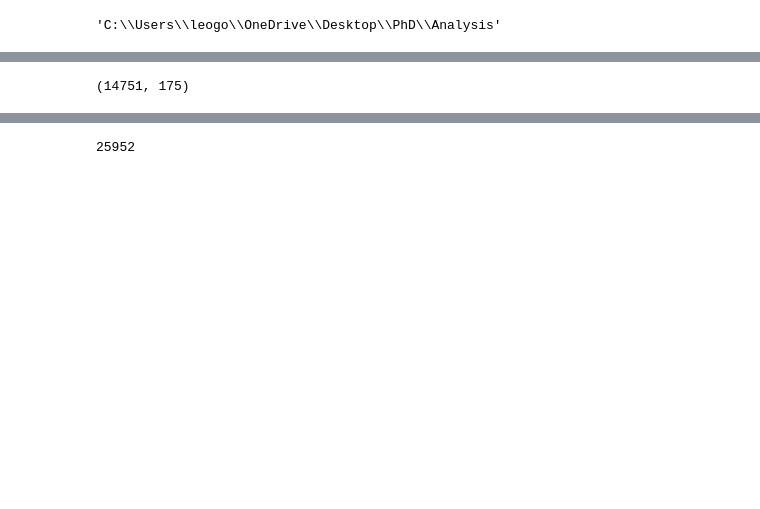
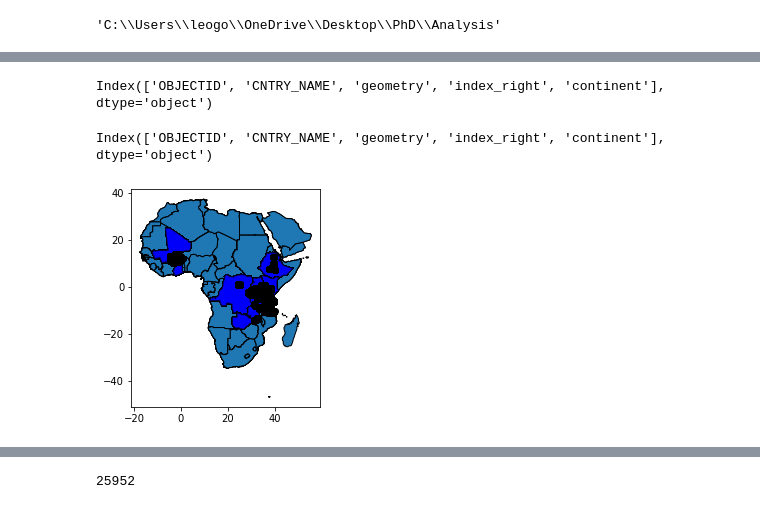
Before and after one commit to l-gorman/geospatial_analysis, a Jupyter notebook: creating_choropleths.ipynb, the cells around one changed output, grey strips where cells are left out. Drawn from its saved outputs; the diff is of its cells as text; code cells hidden in the pictures; blank space fills up the shorter version.

Commit message:
adding methods for subsetting by continent

```diff
--- a/creating_choropleths.ipynb
+++ b/creating_choropleths.ipynb
@@ -79,0 +91,5 @@ points_within_grids_within_countries=nesting_points_within_grids_within_countrie
+# %%
+#merging country geometries with nested geo_file
+cols_to_merge = ["CNTRY_NAME","geometry"]
+points_within_grids_within_countries=pd.merge(points_within_grids_within_countries, world_shapefile[cols_to_merge], how="inner",on="CNTRY_NAME", suffixes=["",""])
+points_within_grids_within_countries.columns=["geometry_country" if column_names=="geometry" else column_names for column_names in points_within_grids_within_countries.columns]
@@ -90,5 +119,45 @@ plt.show()
 [figure]
-# %%
-points_within_grids_within_countries.shape
-# %% [output]
-(14751, 175)
+# %%
+# finding countries in the continent
+continent="Africa"
+world_shapefile=gpd.read_file(os.path.join('data', 'shapefiles', 'World'))
+world_geopanda = gpd.read_file(gpd.datasets.get_path('naturalearth_lowres')) #continents dataframe
+continent_shapefile=world_geopanda.loc[world_geopanda["continent"]==continent,["continent","geometry"]]
+continent_shapefile["geometry"]=continent_shapefile.envelope
+continent_shapefile.columns=["geometry_continent" if col_name=="geometry" else col_name for col_name in continent_shapefile.columns]
+#subset_world_shapefile=gpd.overlay(world_shapefile.set_geometry("geometry"), continent_shapefile.set_geometry("geometry_continent"), how='intersection')
+subset_world_shapefile=gpd.sjoin(world_shapefile.set_geometry("geometry"), continent_shapefile.set_geometry("geometry_continent"), how='inner')
+
+countries=subset_world_shapefile["CNTRY_NAME"].unique()
+
+
+# Getting rid of some european countries
+countries_to_exclude=["Portugal", "Spain", "Gibraltar", "Gaza Strip", "Israel", "Jordan", "West Bank"]
+final_countries=pd.Series(countries).isin(countries_to_exclude)==False
+final_countries=countries[final_countries]
+
+
+#subsetting final dataframe
+subset_world_shapefile=subset_world_shapefile.loc[subset_world_shapefile["CNTRY_NAME"].isin(final_countries),:]
+subset_df=points_within_grids_within_countries["CNTRY_NAME"].isin(final_countries)
+points_within_grids_within_countries=points_within_grids_within_countries.loc[subset_df,:]
+# %%
+subset_world_shapefile.columns
+# %% [output]
+Index(['OBJECTID', 'CNTRY_NAME', 'geometry', 'index_right', 'continent'], dtype='object')
+# %%
+subset_world_shapefile.columns
+# %% [output]
+Index(['OBJECTID', 'CNTRY_NAME', 'geometry', 'index_right', 'continent'], dtype='object')
+# %%
+
+
+fig, ax= plt.subplots()
+
+subset_world_shapefile.plot(ax=ax,edgecolor="black")
+points_within_grids_within_countries.set_geometry("geometry_country").plot(ax=ax, edgecolor="black",color="blue",alpha=0.2)
+points_within_grids_within_countries.set_geometry("geometry_grid").plot(ax=ax, color="green",alpha=0.5)
+points_within_grids_within_countries.set_geometry("geometry_point").plot(ax=ax, color="black")
+plt.show()
+# %% [output]
+[figure, added]
```
Also changed, not shown: parts of 9 cells of this notebook.
